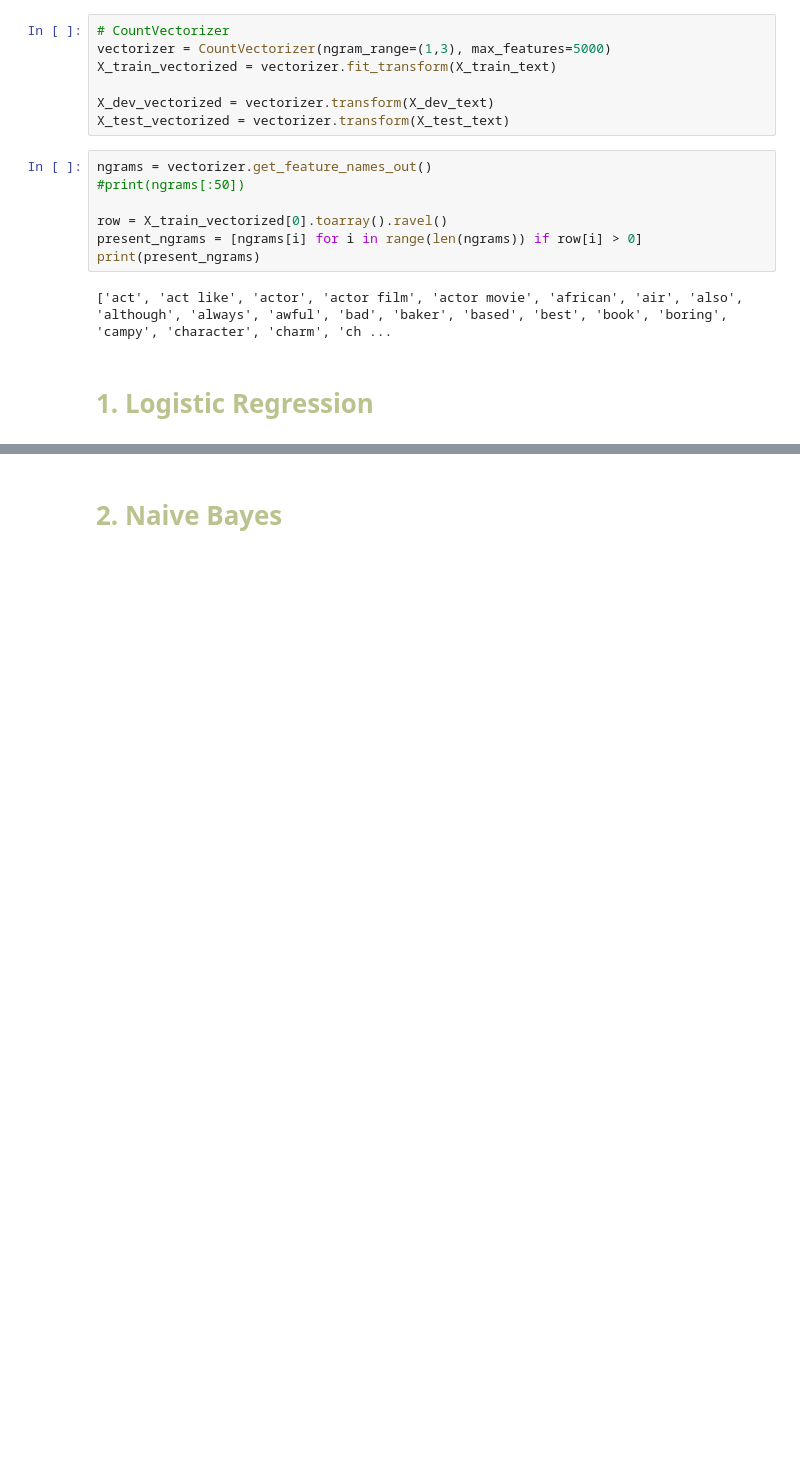
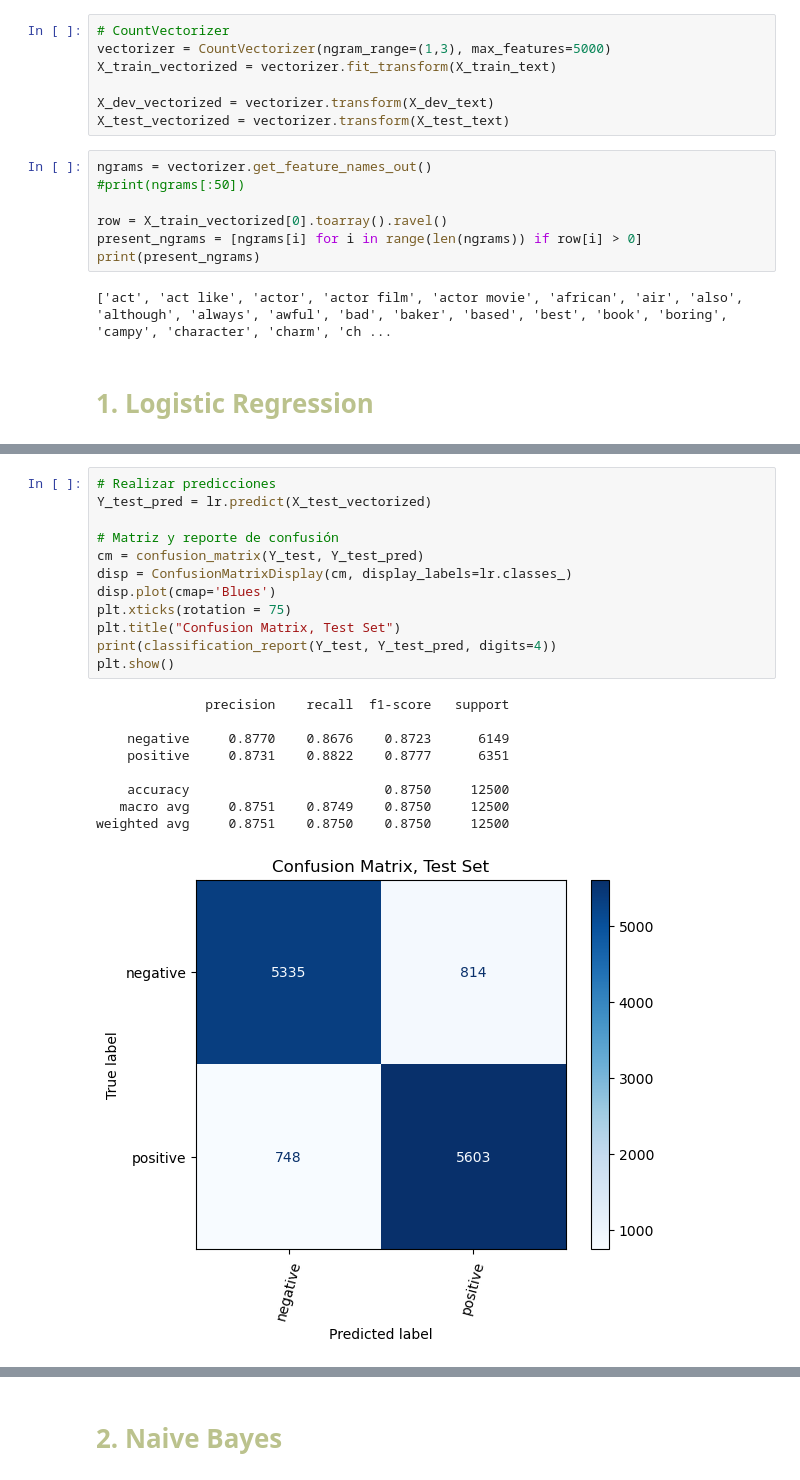
Before and after one commit to aiko-isnt-ded/text-mining-projects, a Jupyter notebook: sentiment_analysis_movies.ipynb, the cells around one changed output, grey strips where cells are left out. Cells and saved outputs as stored; diff of their text form; blank space fills up the shorter version.

```diff
--- a/sentiment_analysis_movies.ipynb
+++ b/sentiment_analysis_movies.ipynb
@@ -178,0 +179,22 @@ weighted avg    0.86253   0.86248   0.86249     12500
+# %%
+# Realizar predicciones
+Y_test_pred = lr.predict(X_test_vectorized)
+
+# Matriz y reporte de confusión
+cm = confusion_matrix(Y_test, Y_test_pred)
+disp = ConfusionMatrixDisplay(cm, display_labels=lr.classes_)
+disp.plot(cmap='Blues')
+plt.xticks(rotation = 75)
+plt.title("Confusion Matrix, Test Set")
+print(classification_report(Y_test, Y_test_pred, digits=4))
+plt.show()
+# %% [output]
+              precision    recall  f1-score   support
+
+    negative     0.8770    0.8676    0.8723      6149
+    positive     0.8731    0.8822    0.8777      6351
+
+    accuracy                         0.8750     12500
+   macro avg     0.8751    0.8749    0.8750     12500
+weighted avg     0.8751    0.8750    0.8750     12500
+[figure, added]
```
Also changed, not shown: parts of 11 cells of this notebook.
